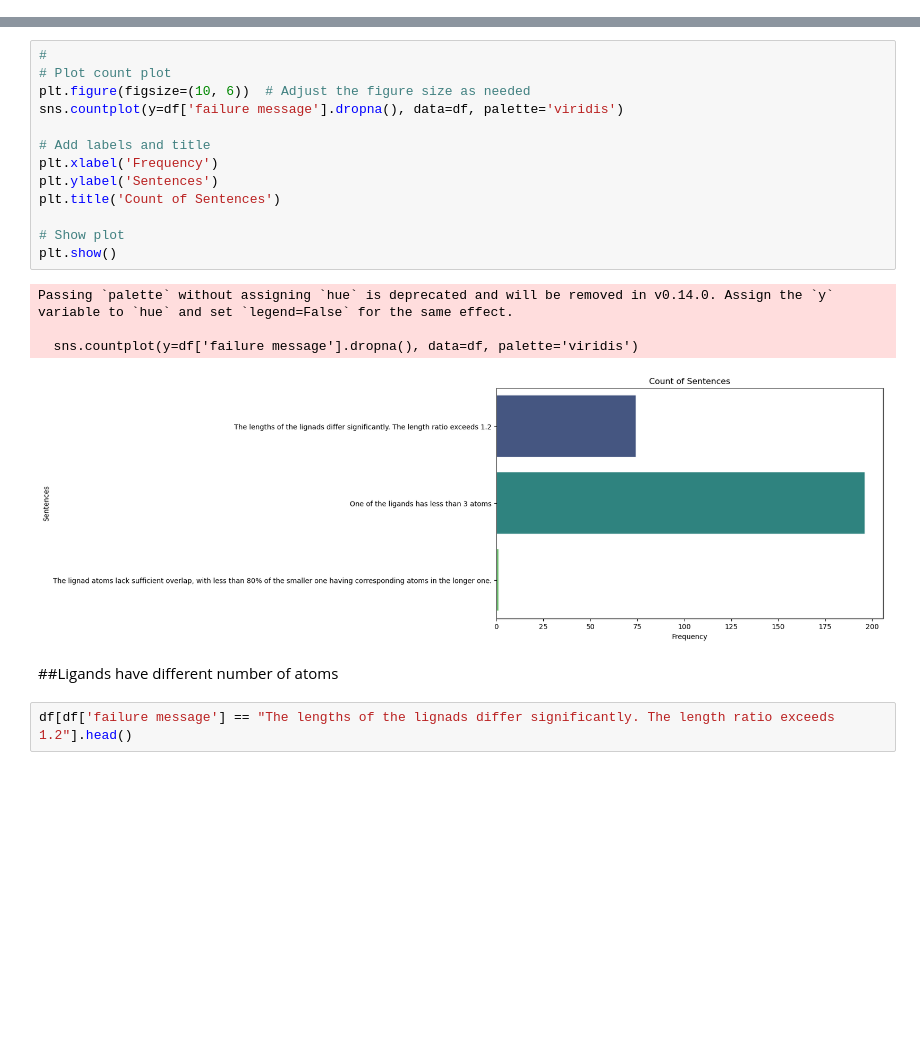
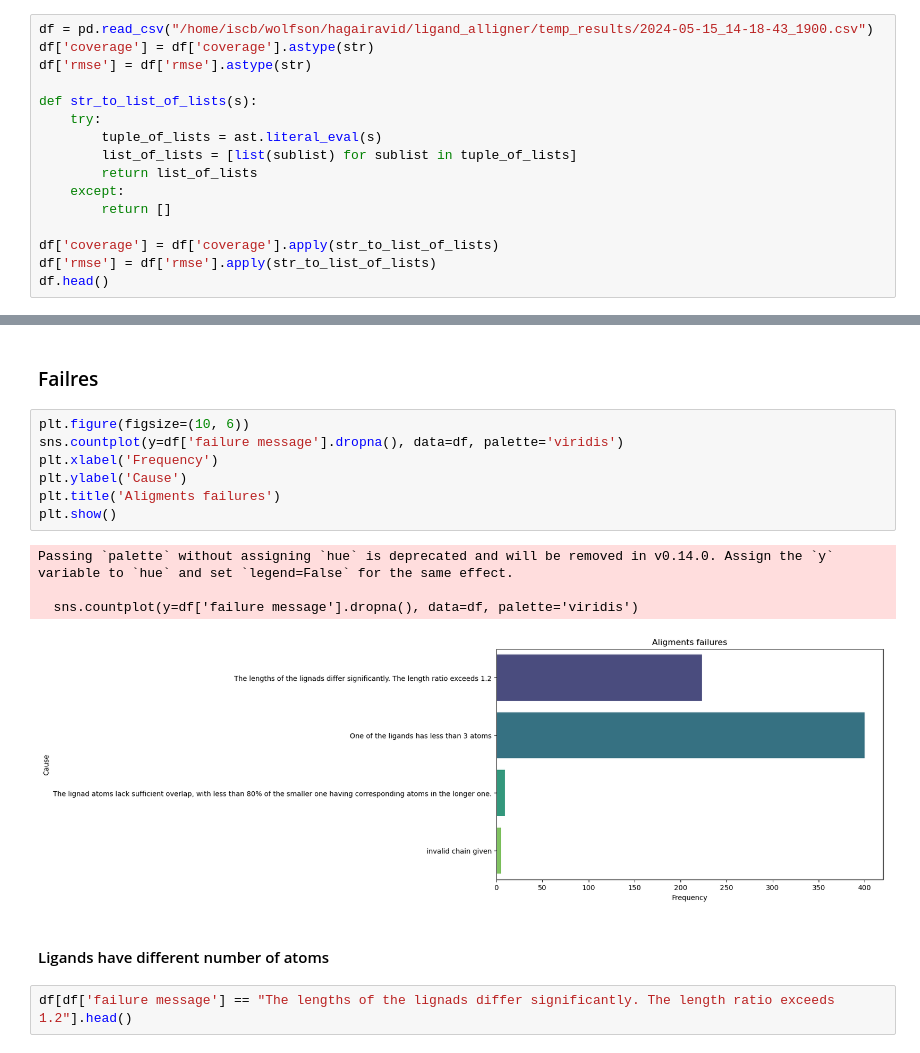
Before and after one commit to hagairavid18/LocAlign, a Jupyter notebook: notebooks/analyze_results.ipynb, the cells around one changed output, grey strips where cells are left out. Cells and saved outputs as stored; diff of their text form; blank space fills up the shorter version.

```diff
--- a/notebooks/analyze_results.ipynb
+++ b/notebooks/analyze_results.ipynb
@@ -19,0 +6,16 @@ df[df['n_transformations'] > 0].shape
+# %%
+df = pd.read_csv("/home/iscb/wolfson/hagairavid/ligand_alligner/temp_results/2024-05-15_14-18-43_1900.csv")
+df['coverage'] = df['coverage'].astype(str)
+df['rmse'] = df['rmse'].astype(str)
+
+def str_to_list_of_lists(s):
+    try:
+        tuple_of_lists = ast.literal_eval(s)
+        list_of_lists = [list(sublist) for sublist in tuple_of_lists]
+        return list_of_lists
+    except:
+        return []
+
+df['coverage'] = df['coverage'].apply(str_to_list_of_lists)
+df['rmse'] = df['rmse'].apply(str_to_list_of_lists)
+df.head()
@@ -20,23 +65,19 @@ df[df['n_transformations'] > 0].shape
+# %% [markdown]
+### Failres
 # %%
-#
-# Plot count plot
-plt.figure(figsize=(10, 6))  # Adjust the figure size as needed
+plt.figure(figsize=(10, 6))
 sns.countplot(y=df['failure message'].dropna(), data=df, palette='viridis')
-
-# Add labels and title
 plt.xlabel('Frequency')
-plt.ylabel('Sentences')
-plt.title('Count of Sentences')
-
-# Show plot
+plt.ylabel('Cause')
+plt.title('Aligments failures')
 plt.show()
 # %% [output]
 Passing `palette` without assigning `hue` is deprecated and will be removed in v0.14.0. Assign the `y` variable to `hue` and set `legend=False` for the same effect.
 
   sns.countplot(y=df['failure message'].dropna(), data=df, palette='viridis')
-[figure, old version]
+[figure, new version]
 # %% [markdown]
-##Ligands have different number of atoms
+#### Ligands have different number of atoms
 # %%
 df[df['failure message'] == "The lengths of the lignads differ significantly. The length ratio exceeds 1.2"].head()
 # %% [output]
```
Also changed, not shown: parts of 15 cells of this notebook, 4 other files.
